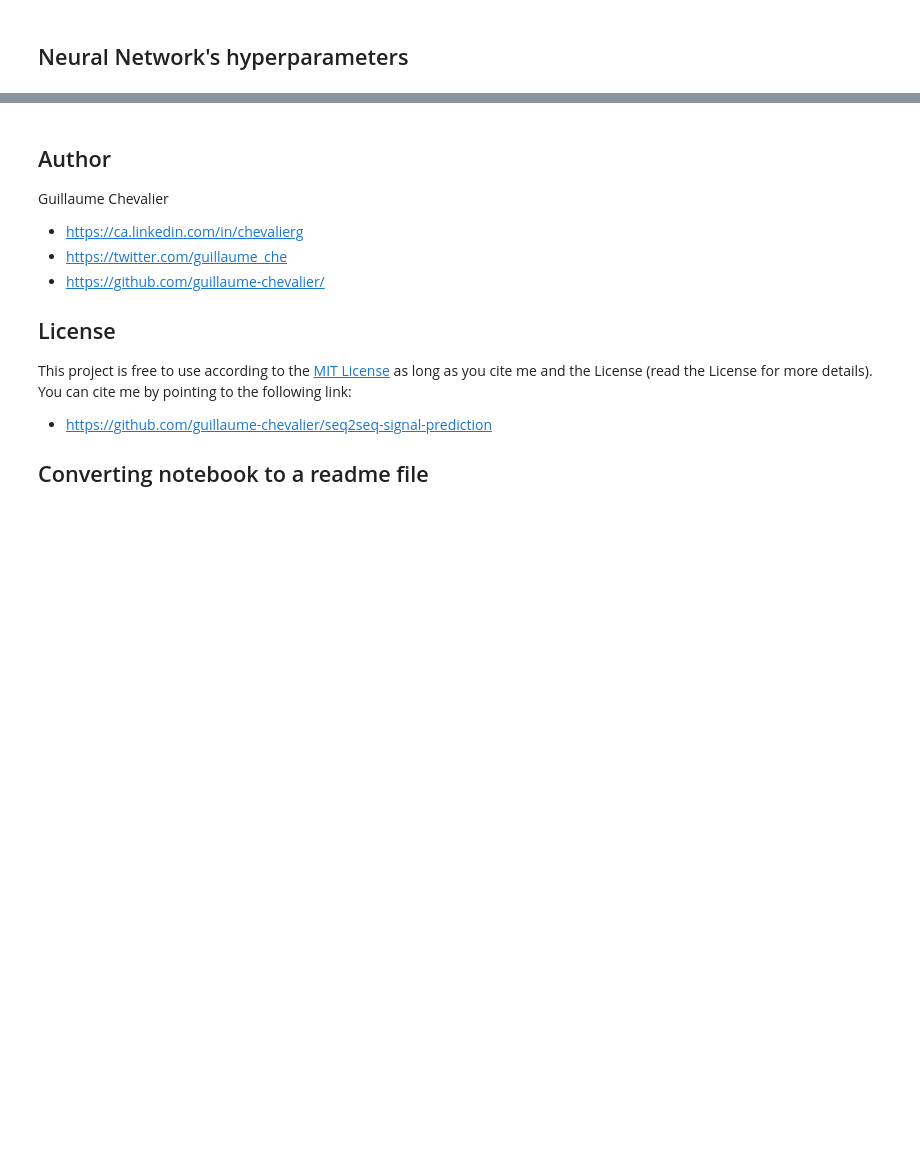
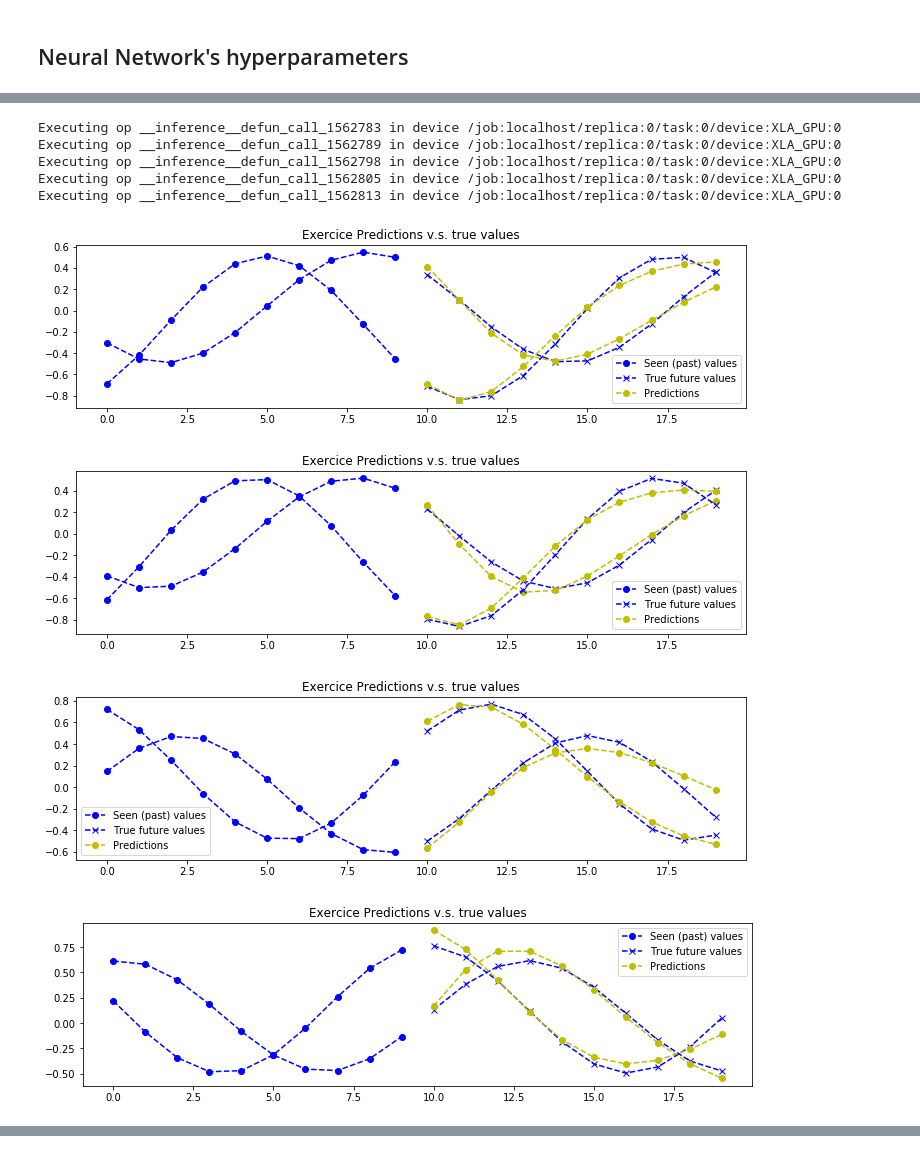
Before and after one commit to guillaume-chevalier/seq2seq-signal-prediction, a Jupyter notebook: seq2seq.ipynb, the cells around one changed output, grey strips where cells are left out. Saved outputs shown, nothing was run; the diff lists cells and outputs as text; code cells hidden in the pictures; blank space fills up the shorter version.

Commit message:
Updated README from the notebook.

```diff
--- a/seq2seq.ipynb
+++ b/seq2seq.ipynb
@@ -129,0 +149,18 @@ print('You can use the following tf devices: {}'.format([x.name for x in device_
+# %%
+def choose_tf_device():
+    """
+    Choose a TensorFlow device (e.g.: GPU if available) to compute on.
+    """
+    tf.debugging.set_log_device_placement(True)
+    devices = [x.name for x in device_lib.list_local_devices()]
+    print('You can use the following tf devices: {}'.format(devices))
+    try:
+        chosen_device = [d for d in devices if 'gpu' in d.lower()][0]
+    except:
+        warning(
+            "No GPU device found. Please make sure to do `Runtime > Change Runtime Type` and select GPU for Python 3.")
+        chosen_device = devices[0]
+    print('Chosen Device: {}'.format(chosen_device))
+    return chosen_device
+
+chosen_device = choose_tf_device()
@@ -332,14 +451,25 @@ pipeline, outputs = pipeline.fit_transform(data_inputs, expected_outputs)
 # %%
-plot_metrics(pipeline=pipeline, exercice_number=exercice_number)
+def plot_predictions(data_inputs, expected_outputs, pipeline, max_plotted_predictions):
+    _, _, data_inputs_validation, expected_outputs_validation = \
+        pipeline.get_step_by_name('ValidationSplitWrapper').split(data_inputs, expected_outputs)
+
+    pipeline.apply('toggle_plotting')
+    pipeline.apply('set_max_plotted_predictions', max_plotted_predictions)
+
+    signal_prediction_pipeline = pipeline.get_step_by_name('SignalPrediction')
+    signal_prediction_pipeline.transform_data_container(DataContainer(
+        data_inputs=data_inputs_validation,
+        expected_outputs=expected_outputs_validation
+    ))
+
 plot_predictions(data_inputs, expected_outputs, pipeline, max_plotted_validation_predictions)
-_, _, data_inputs_validation, expected_outputs_validation = \
-pipeline.get_step_by_name('ValidationSplitWrapper').split(data_inputs, expected_outputs)
-
-pipeline.apply('toggle_plotting')
-pipeline.apply('set_max_plotted_predictions', max_plotted_predictions)
-
-signal_prediction_pipeline = pipeline.get_step_by_name('SignalPrediction')
-signal_prediction_pipeline.transform_data_container(DataContainer(
-    data_inputs=data_inputs_validation,
-    expected_outputs=expected_outputs_validation
-))
+# %% [output]
+Executing op __inference__defun_call_1562783 in device /job:localhost/replica:0/task:0/device:XLA_GPU:0
+Executing op __inference__defun_call_1562789 in device /job:localhost/replica:0/task:0/device:XLA_GPU:0
+Executing op __inference__defun_call_1562798 in device /job:localhost/replica:0/task:0/device:XLA_GPU:0
+Executing op __inference__defun_call_1562805 in device /job:localhost/replica:0/task:0/device:XLA_GPU:0
+Executing op __inference__defun_call_1562813 in device /job:localhost/replica:0/task:0/device:XLA_GPU:0
+[figure, added]
+[figure, added]
+[figure, added]
+[figure, added]
@@ -346,14 +482,0 @@ signal_prediction_pipeline.transform_data_container(DataContainer(
-# %% [markdown]
-## Author
-
-Guillaume Chevalier
-- https://ca.linkedin.com/in/chevalierg
-- https://twitter.com/guillaume_che
-- https://github.com/guillaume-chevalier/
-
-## License
-
-This project is free to use according to the [MIT License](https://github.com/guillaume-chevalier/seq2seq-signal-prediction/blob/master/LICENSE) as long as you cite me and the License (read the License for more details). You can cite me by pointing to the following link:
-- https://github.com/guillaume-chevalier/seq2seq-signal-prediction
-
-## Converting notebook to a readme file
```
Also changed, not shown: parts of 27 cells of this notebook, 1 other file.
